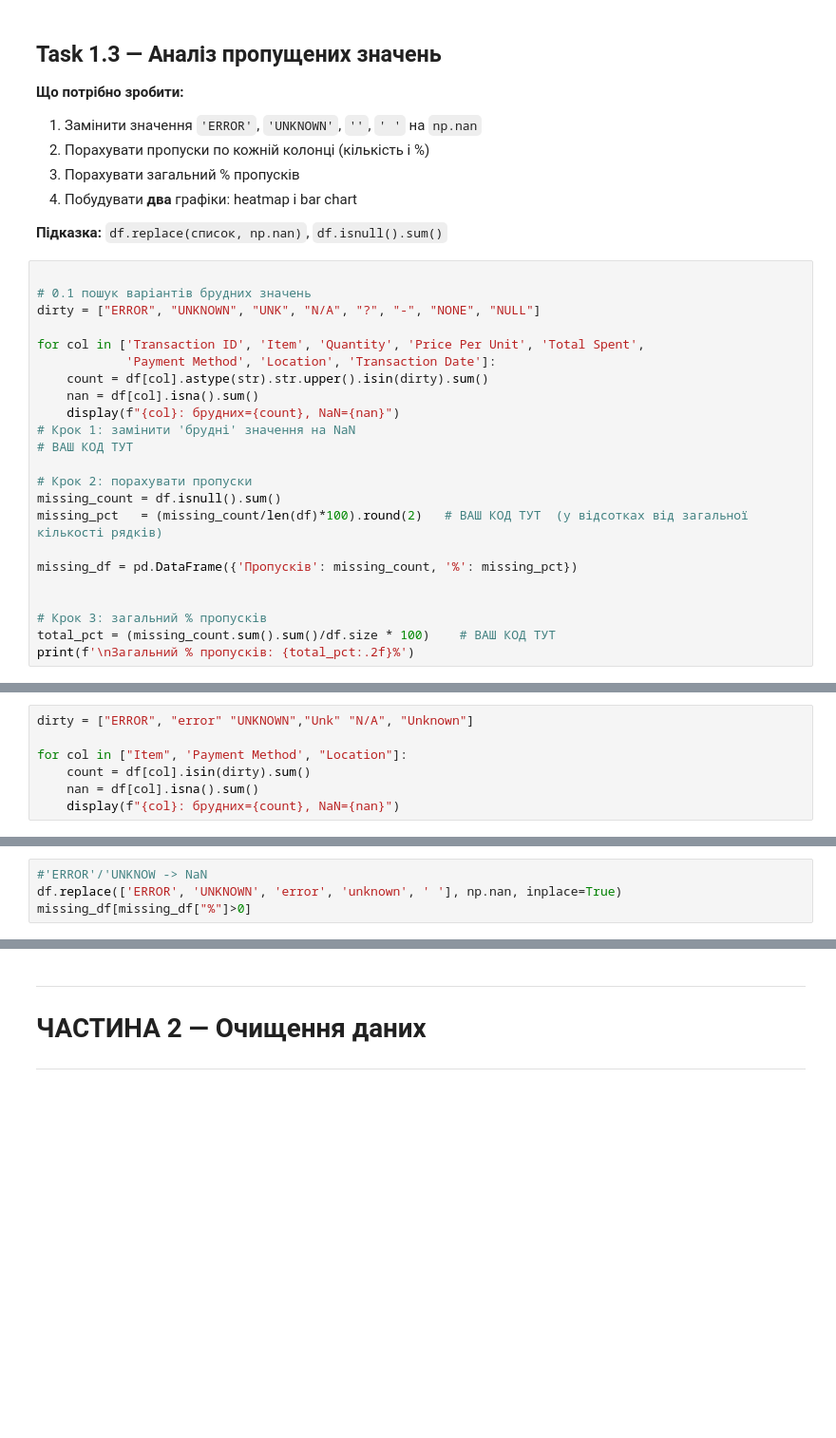
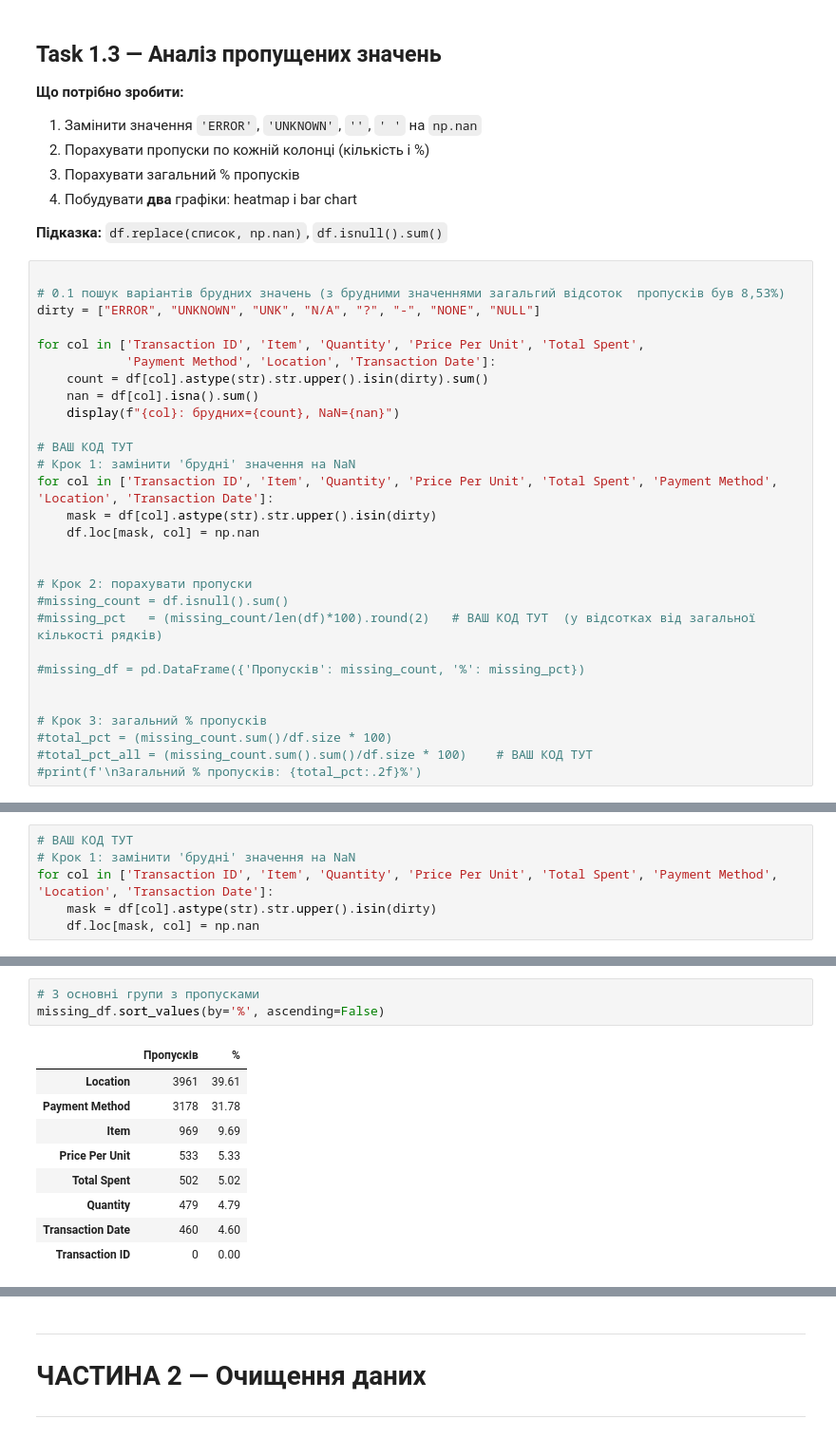
Before and after one commit to T-Svitlichna/Analysis_Cafe_Sales, a Jupyter notebook: Clean_new_cafe_eda_workbook_version2.ipynb, the cells around one changed output, grey strips where cells are left out. Shown at 95% size. Saved outputs shown, nothing was run; the diff lists cells and outputs as text; blank space fills up the shorter version.

```diff
--- a/Clean_new_cafe_eda_workbook_version2.ipynb
+++ b/Clean_new_cafe_eda_workbook_version2.ipynb
@@ -153,7 +153,7 @@ print(f'Рядків після видалення: {len(df)}')
 **Підказка:** `df.replace(список, np.nan)`, `df.isnull().sum()`
 # %%
 
-# 0.1 пошук варіантів брудних значень
+# 0.1 пошук варіантів брудних значень (з брудними значеннями загальгий відсоток  пропусків був 8,53%)
 dirty = ["ERROR", "UNKNOWN", "UNK", "N/A", "?", "-", "NONE", "NULL"]
 
 for col in ['Transaction ID', 'Item', 'Quantity', 'Price Per Unit', 'Total Spent',
@@ -161,18 +161,24 @@ for col in ['Transaction ID', 'Item', 'Quantity', 'Price Per Unit', 'Total Spent
     count = df[col].astype(str).str.upper().isin(dirty).sum()
     nan = df[col].isna().sum()
     display(f"{col}: брудних={count}, NaN={nan}")
+
+# ВАШ КОД ТУТ
 # Крок 1: замінити 'брудні' значення на NaN
-# ВАШ КОД ТУТ
+for col in ['Transaction ID', 'Item', 'Quantity', 'Price Per Unit', 'Total Spent', 'Payment Method', 'Location', 'Transaction Date']:
+    mask = df[col].astype(str).str.upper().isin(dirty)
+    df.loc[mask, col] = np.nan
+
 
 # Крок 2: порахувати пропуски
-missing_count = df.isnull().sum()
-missing_pct   = (missing_count/len(df)*100).round(2)   # ВАШ КОД ТУТ  (у відсотках від загальної кількості рядків)
+#missing_count = df.isnull().sum()
+#missing_pct   = (missing_count/len(df)*100).round(2)   # ВАШ КОД ТУТ  (у відсотках від загальної кількості рядків)
 
-missing_df = pd.DataFrame({'Пропусків': missing_count, '%': missing_pct})
+#missing_df = pd.DataFrame({'Пропусків': missing_count, '%': missing_pct})
 
 
 # Крок 3: загальний % пропусків
-total_pct = (missing_count.sum().sum()/df.size * 100)    # ВАШ КОД ТУТ
-print(f'\nЗагальний % пропусків: {total_pct:.2f}%')
+#total_pct = (missing_count.sum()/df.size * 100)
+#total_pct_all = (missing_count.sum().sum()/df.size * 100)    # ВАШ КОД ТУТ
+#print(f'\nЗагальний % пропусків: {total_pct:.2f}%')
 # %% [output]
 'Transaction ID: брудних=0, NaN=0'
@@ -199,7 +191,0 @@ df.columns
-# %%
-dirty = ["ERROR", "error" "UNKNOWN","Unk" "N/A", "Unknown"]
-
-for col in ["Item", 'Payment Method', "Location"]:
-    count = df[col].isin(dirty).sum()
-    nan = df[col].isna().sum()
-    display(f"{col}: брудних={count}, NaN={nan}")
@@ -210,4 +192,6 @@ missing_df[missing_df["%"]>0] # Показати тільки колонки д
-# %%
-#'ERROR'/'UNKNOW -> NaN
-df.replace(['ERROR', 'UNKNOWN', 'error', 'unknown', ' '], np.nan, inplace=True)
-missing_df[missing_df["%"]>0]
+# %%
+# ВАШ КОД ТУТ
+# Крок 1: замінити 'брудні' значення на NaN
+for col in ['Transaction ID', 'Item', 'Quantity', 'Price Per Unit', 'Total Spent', 'Payment Method', 'Location', 'Transaction Date']:
+    mask = df[col].astype(str).str.upper().isin(dirty)
+    df.loc[mask, col] = np.nan
@@ -214,3 +216,16 @@ missing_df[missing_df["%"]>0]
+# %%
+# 3 основні групи з пропусками
+missing_df.sort_values(by='%', ascending=False)
+# %% [output]
+|  | Пропусків | % |
+| Location | 3961 | 39.61 |
+| Payment Method | 3178 | 31.78 |
+| Item | 969 | 9.69 |
+| Price Per Unit | 533 | 5.33 |
+| Total Spent | 502 | 5.02 |
+| Quantity | 479 | 4.79 |
+| Transaction Date | 460 | 4.60 |
+| Transaction ID | 0 | 0.00 |
 # %%
 # Крок 4: візуалізація пропусків
 
```
Also changed, not shown: parts of 45 cells of this notebook.
